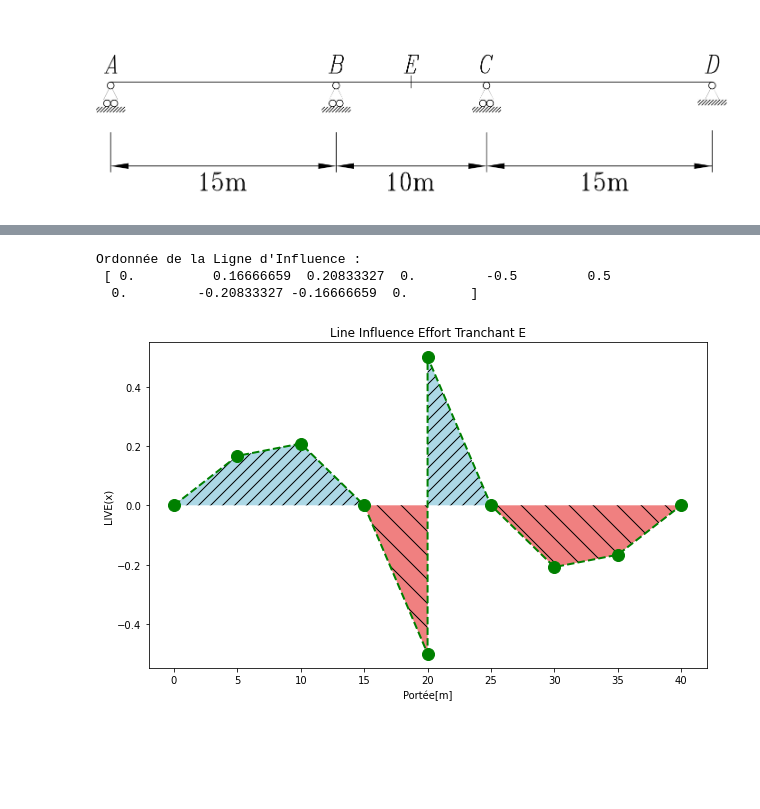
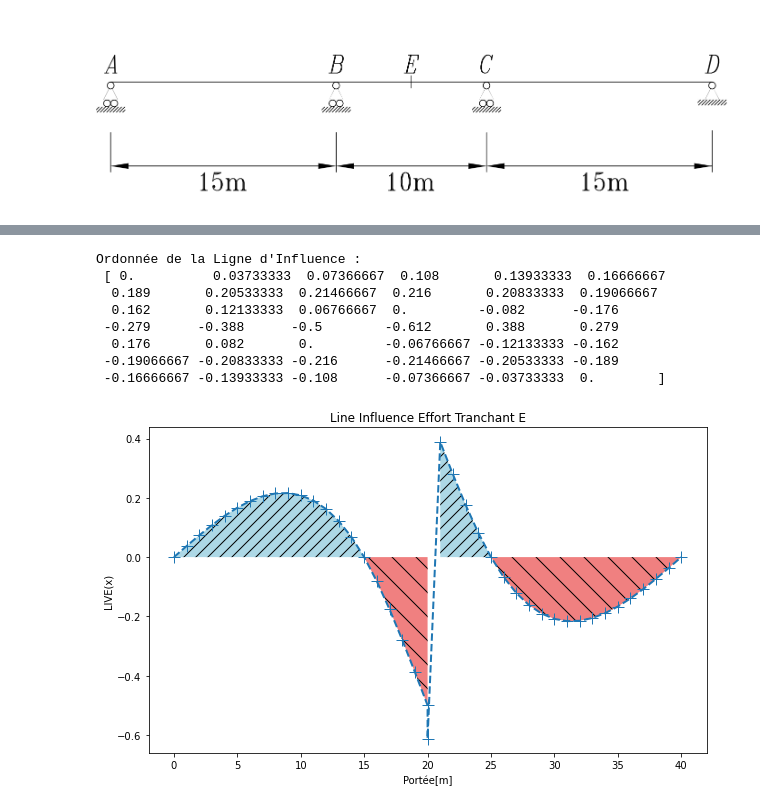
Before and after one commit to jacquetgottfried/cours_pont_aci, a Jupyter notebook: LIVE.ipynb, the cells around one changed output, grey strips where cells are left out. Saved outputs shown, nothing was run; the diff lists cells and outputs as text; code cells hidden in the pictures; blank space fills up the shorter version.

```diff
--- a/LIVE.ipynb
+++ b/LIVE.ipynb
@@ -10,7 +10,7 @@ I = 1
 A = 1
 
 #Element 1
-L=5
+L=1
 # %% [markdown]
 ## Ligne Influence Effort Tranchant E
 ![image.png](attachment:image.png)
@@ -94,15 +148,10 @@ print(LM)
 # %%
 # Assemblage de la matrice de rigidité
-K_global_2 = np.zeros((15, 15), dtype=np.float32)
+K_global_2 = np.zeros((79, 79), dtype=np.float32)
 
-K_global_2 = assemblage_matrice_rigidite(LM, 0, K_global_2, mat_elem_global_1)
-K_global_2 = assemblage_matrice_rigidite(LM, 1, K_global_2, mat_elem_global_2)
-K_global_2 = assemblage_matrice_rigidite(LM, 2, K_global_2, mat_elem_global_3)
-K_global_2 = assemblage_matrice_rigidite(LM, 3, K_global_2, mat_elem_global_4)
-K_global_2 = assemblage_matrice_rigidite(LM, 4, K_global_2, mat_elem_global_5)
-K_global_2 = assemblage_matrice_rigidite(LM, 5, K_global_2, mat_elem_global_6)
-K_global_2 = assemblage_matrice_rigidite(LM, 6, K_global_2, mat_elem_global_7)
-K_global_2 = assemblage_matrice_rigidite(LM, 7, K_global_2, mat_elem_global_8)
+for i in range(40):
+    K_global_2 = assemblage_matrice_rigidite(LM, i, K_global_2, mat_elem_global_1)
 
+print(K_global_2.shape)
 np.linalg.inv(K_global_2)
 # %% [output]
@@ -126,7 +172,7 @@ array([[ 4.93826790e+01,  4.08950233e+01, -3.47221680e+01,
 # %%
 #Vecteur de Force Nodale
-P_global    = np.zeros(15)
-P_global[2] = -1
-P_global[3] = 1
+P_global    = np.zeros(79)
+P_global[19] = -1
+P_global[20] = 1
 print(P_global)
 # %% [output]
@@ -142,7 +205,7 @@ print(U)
 # %%
 # Line d'Influence Muller-Breslaut
-V1 = U[2]
-V2 = U[3]
+V1 = U[19]
+V2 = U[20]
 
 
 LI  = U/(abs(V1) + abs(V2)) #changer le signe de V2 pour une somme en valeur absolue
@@ -156,41 +230,46 @@ print(LI)
 # Create the scatter plot
 scale_factor = 1
 x = scale_factor*XY[:, 0]
 
-y = np.zeros((10,))
+y = np.zeros((42,))
 # Noeud 0
 y[0]   = 0
 # Noeud 1, 2
-y[1:3] = LI[0:2] #(0, 1)
+y[1:15] = LI[0:14] #(0, 1)
 # Noeud 3 : Reaction appui, valeur deplacement vertical 0
-y[3]   = 0
+y[15]   = 0
 # Noeud 4,5 : Point E
-y[4:6] = LI[2:4] #(2, 3)
-y[6] = 0
+y[16:26] = LI[14:24] #(2, 3)
+y[26] = 0
 # Noeud 5, 6
-y[7:9] = LI[4:6] #(4, 5)
+y[27:41] = LI[24:38] #(4, 5)
 # Noeud 7 reaction appui 0
-y[9] = 0
+y[41] = 0
 
 print("Ordonnée de la Ligne d'Influence : \n",y)
 
 plt.figure(figsize=(10,6))
-plt.plot(x, y, 'go--', linewidth=2, markersize=12)
+plt.plot(x, y, '+--', linewidth=2, markersize=12)
 # Fill the area above the line with a hashed pattern
 plt.fill_between(x, y, np.zeros_like(y), where=(y >= 0), facecolor='lightblue', hatch='//')
 
 # Fill the area below the line with a different hashed pattern
 plt.fill_between(x, y, np.zeros_like(y), where=(y <= 0),  facecolor='lightcoral', hatch='\\')
 
 # Add labels and title
 plt.xlabel("Portée[m]")
 plt.ylabel("LIVE(x)")
 plt.title("Line Influence Effort Tranchant E")
 
 # Show the plot
 plt.show()
 # %% [output]
 Ordonnée de la Ligne d'Influence :
- [ 0.          0.16666659  0.20833327  0.         -0.5         0.5
-  0.         -0.20833327 -0.16666659  0.        ]
+ [ 0.          0.03733333  0.07366667  0.108       0.13933333  0.16666667
+  0.189       0.20533333  0.21466667  0.216       0.20833333  0.19066667
+  0.162       0.12133333  0.06766667  0.         -0.082      -0.176
+ -0.279      -0.388      -0.5        -0.612       0.388       0.279
+  0.176       0.082       0.         -0.06766667 -0.12133333 -0.162
+ -0.19066667 -0.20833333 -0.216      -0.21466667 -0.20533333 -0.189
+ -0.16666667 -0.13933333 -0.108      -0.07366667 -0.03733333  0.        ]
-[figure, old version]
+[figure, new version]
```
Also changed, not shown: parts of 12 cells of this notebook, 2 other files.
